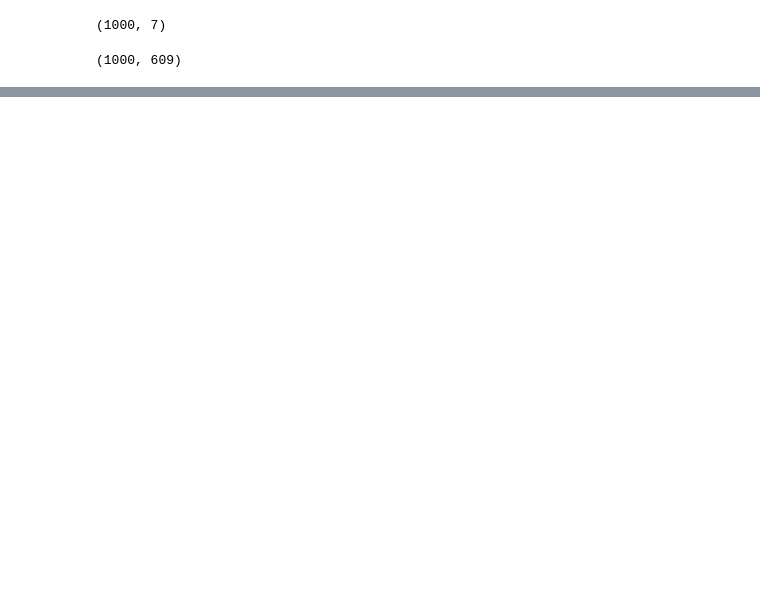
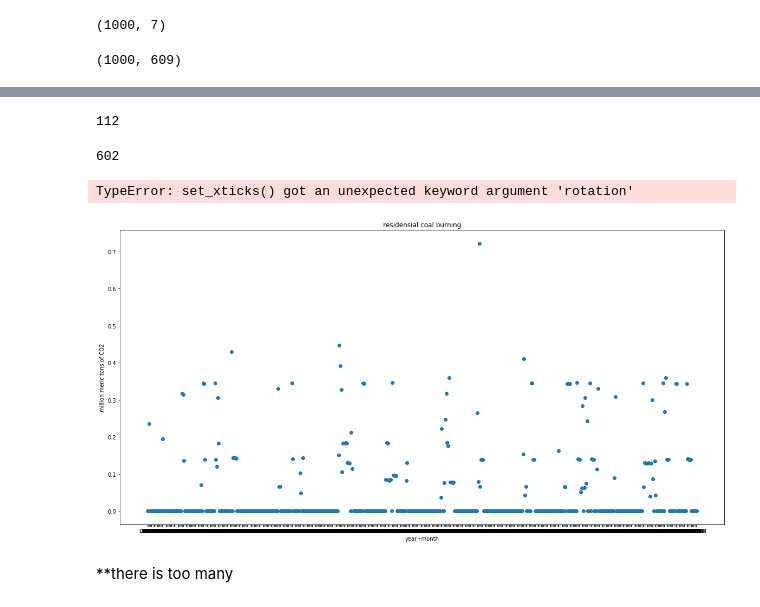
Before and after one commit to Iguanacolossus/energy-statistics, a Jupyter notebook: exploration.ipynb, the cells around one changed output, grey strips where cells are left out. Saved outputs shown, nothing was run; the diff lists cells and outputs as text; code cells hidden in the pictures; blank space fills up the shorter version.

```diff
--- a/exploration.ipynb
+++ b/exploration.ipynb
@@ -266,0 +368,5 @@ total_new_df.head(10)
+# %%
+# take the residential colum and make series and drop the NANs
+res = CO2_coal['Coal Residential Sector CO2 Emissions, Monthly'].sort_index()
+#it turns out the 'NA' values are just strings  so to use nan methods i will have to convert the string to np.NAN
+res.dropna()
@@ -266,0 +386,30 @@ total_new_df.head(10)
+# %%
+res=res.replace('NA',float('NAN'))
+# %%
+res.isnull().sum()
+# %% [output]
+112
+# %%
+len(res)
+# %% [output]
+602
+# %%
+res=res.dropna()
+# %%
+# this should interpolate 112 values out of 602
+x = CO2_coal.index
+y_res = np.interp(x,res.index, res.values)
+# %%
+fig, axs = plt.subplots()
+fig.set_size_inches(20,10)
+
+axs.plot(x,y_res,'o')
+axs.set_title('residensial coal burning')
+axs.set_xlabel('year+month')
+axs.set_ylabel('million meric tons of CO2')
+axs.set_xticks(rotation=90);
+# %% [output]
+TypeError: set_xticks() got an unexpected keyword argument 'rotation'
+[figure, added]
+# %% [markdown]
+**there is too many
```
Also changed, not shown: parts of 19 cells of this notebook, 4 other files.
